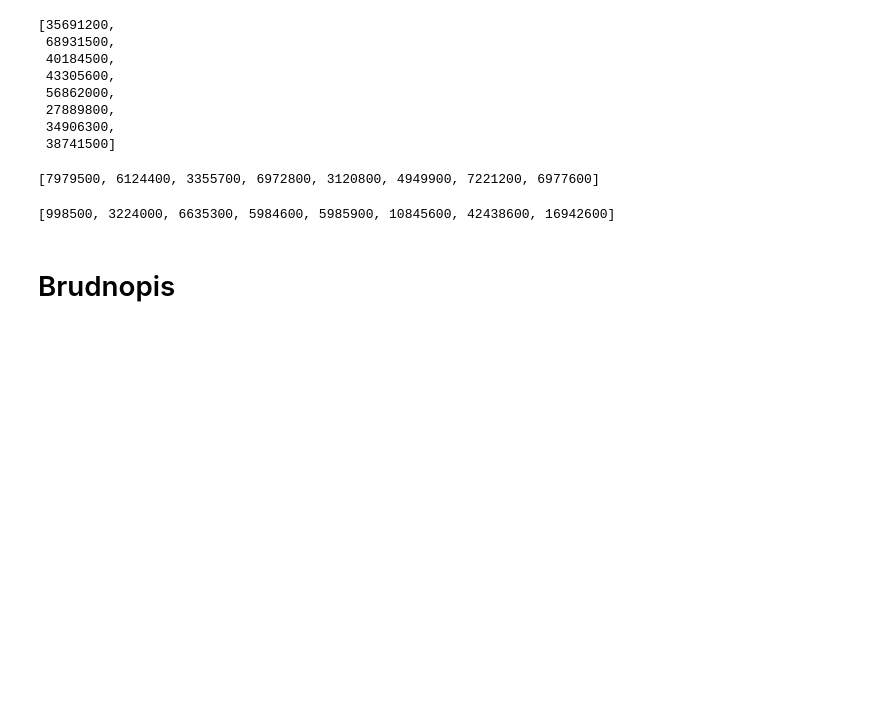
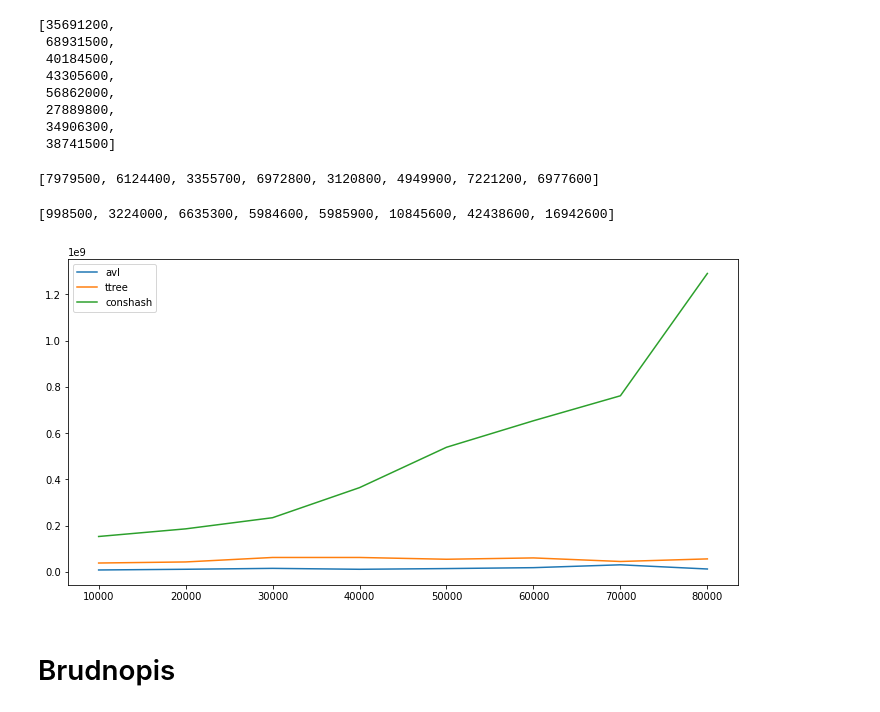
Before and after one commit to WojciechSzczepaniak/-Struktureffizienzstudie, a Jupyter notebook: Pierwsze testy.ipynb, the cells around one changed output. Saved outputs shown, nothing was run; the diff lists cells and outputs as text; code cells hidden in the pictures; blank space fills up the shorter version.

```diff
--- a/Pierwsze testy.ipynb
+++ b/Pierwsze testy.ipynb
@@ -650,7 +650,7 @@ def search_begin(input_data,search):
     for i in range(len(input_data)):
         ch.assign(str(input_data[i])).put_storage(i,input_data[i])
     start = time.time_ns()
-    search_cons(ch,21,35,len(input_data))
+    search_cons(ch,search.start,search.end,len(input_data))
     duration = time.time_ns() - start
     return(duration)
 # %% [markdown]
@@ -832,10 +856,12 @@ conshash
 # %%
 plt.figure(figsize=(12, 6))
 plt.plot(x,avl, label = "avl")
 plt.plot(x, ttree, label = "ttree")
-plt.plot(x, conshash, label = "ttree")
+plt.plot(x, conshash, label = "conshash")
 plt.legend()
 plt.show()
+# %% [output]
+[figure, added]
 # %% [markdown]
 # Brudnopis
 # %%
```
Also changed, not shown: parts of 4 cells of this notebook, 1 other file.
